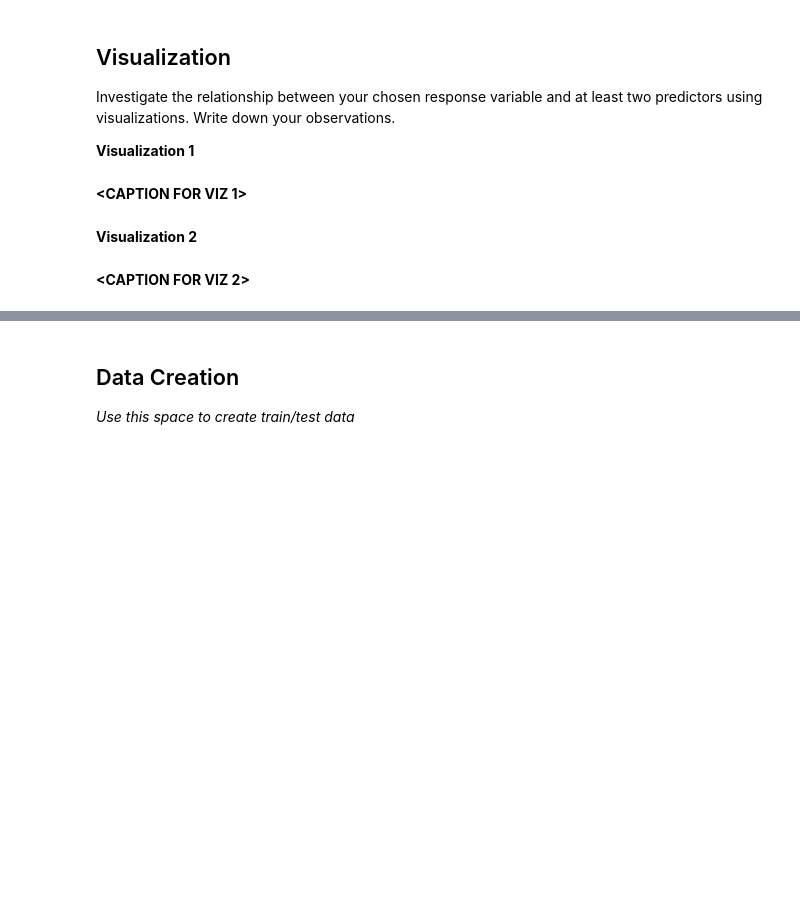
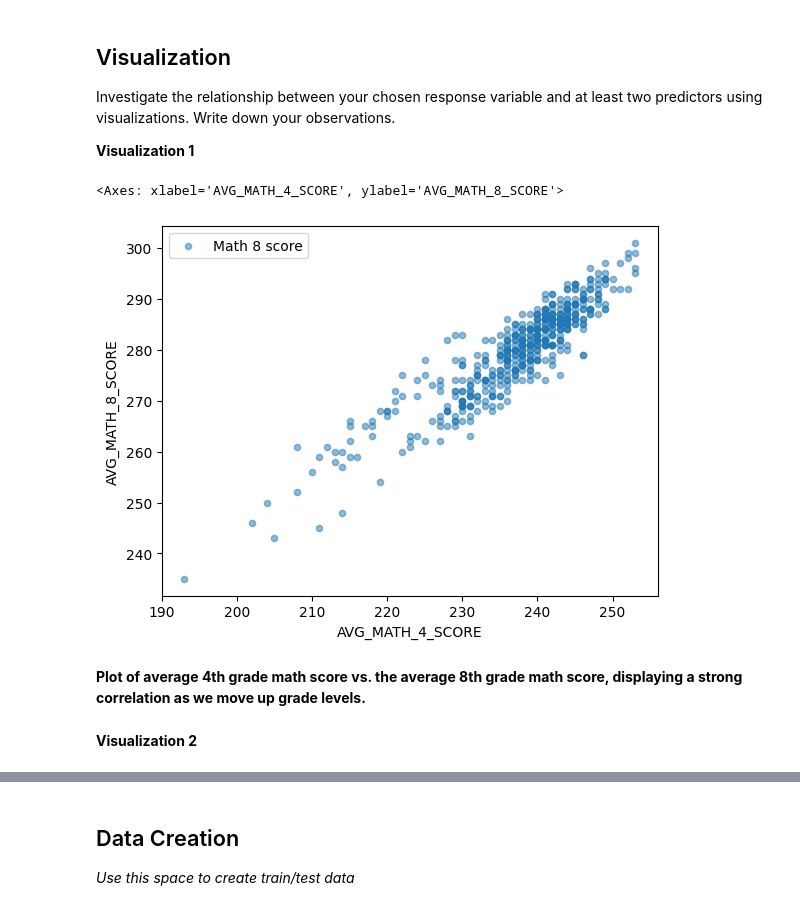
Before and after one commit to Ernesto905/Umich-DataScience-Team-Tutorial, a Jupyter notebook: tutorial1/checkpoint1.ipynb, the cells around one changed output, grey strips where cells are left out. Saved outputs shown, nothing was run; the diff lists cells and outputs as text; code cells hidden in the pictures; blank space fills up the shorter version.

Commit message:
Added some code for data creation, visualization, and feature engineering

```diff
--- a/tutorial1/checkpoint1.ipynb
+++ b/tutorial1/checkpoint1.ipynb
@@ -56,6 +56,7 @@ df.rename({
     'GRADES_ALL_G':'ENROLL_ALL',
     'ENROLL':'ENROLL_ALL_EST'
 }, axis=1, inplace=True)
+df.dropna(subset=['AVG_MATH_4_SCORE'], inplace=True)
 # %% [markdown]
 <h2>Exploratory Data Analysis (EDA) </h2>
 # %% [markdown]
@@ -101,0 +119,2 @@ Feature engineering justification: **<BRIEFLY DESCRIBE WHY YOU MADE THE CHANGES
+# %%
+df['STUDENT_TEACHER_RATIO'] = df['ENROLL_ALL'] / df['NUMBER_OF_TEACHERS']
@@ -105,9 +139,13 @@ Feature engineering justification: **<BRIEFLY DESCRIBE WHY YOU MADE THE CHANGES
 Investigate the relationship between your chosen response variable and at least two predictors using visualizations. Write down your observations.
 
 **Visualization 1**
-# %% [markdown]
-**<CAPTION FOR VIZ 1>**
+# %%
+# Scatter plot for AVG_MATH_4_SCORE vs. AVG_MATH_8_SCORE
+df.plot.scatter(x='AVG_MATH_4_SCORE', y='AVG_MATH_8_SCORE', alpha=0.5, label='Math 8 score')
+# %% [output]
+<Axes: xlabel='AVG_MATH_4_SCORE', ylabel='AVG_MATH_8_SCORE'>
+[figure, added]
+# %% [markdown]
+**Plot of average 4th grade math score vs. the average 8th grade math score, displaying a strong correlation as we move up grade levels.**
 # %% [markdown]
 **Visualization 2**
-# %% [markdown]
-**<CAPTION FOR VIZ 2>**
```
Also changed, not shown: parts of 14 cells of this notebook, 3 other files.
